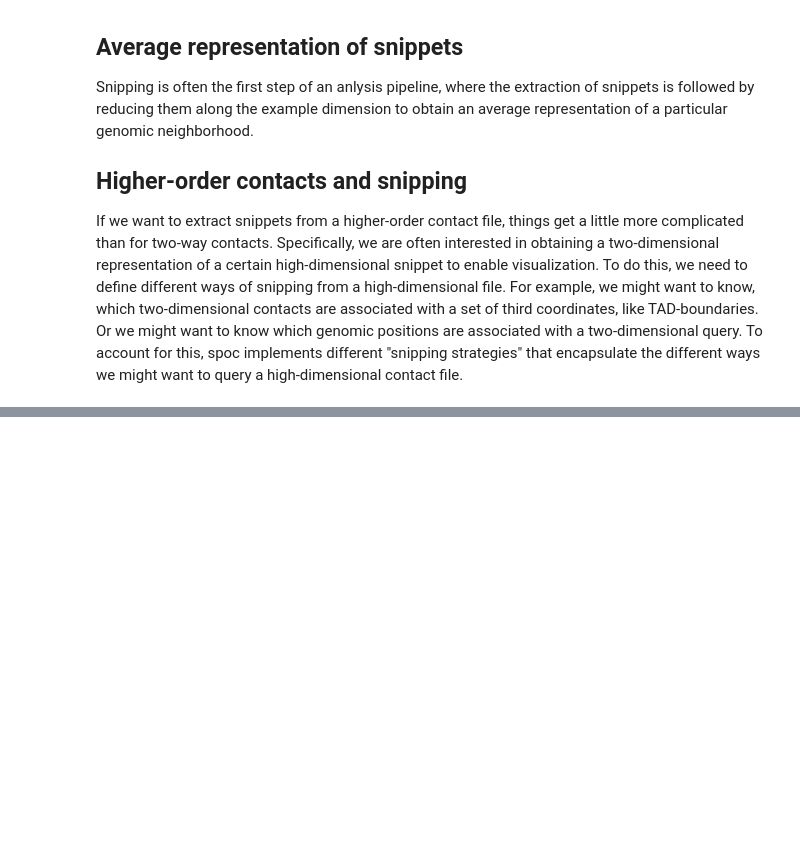
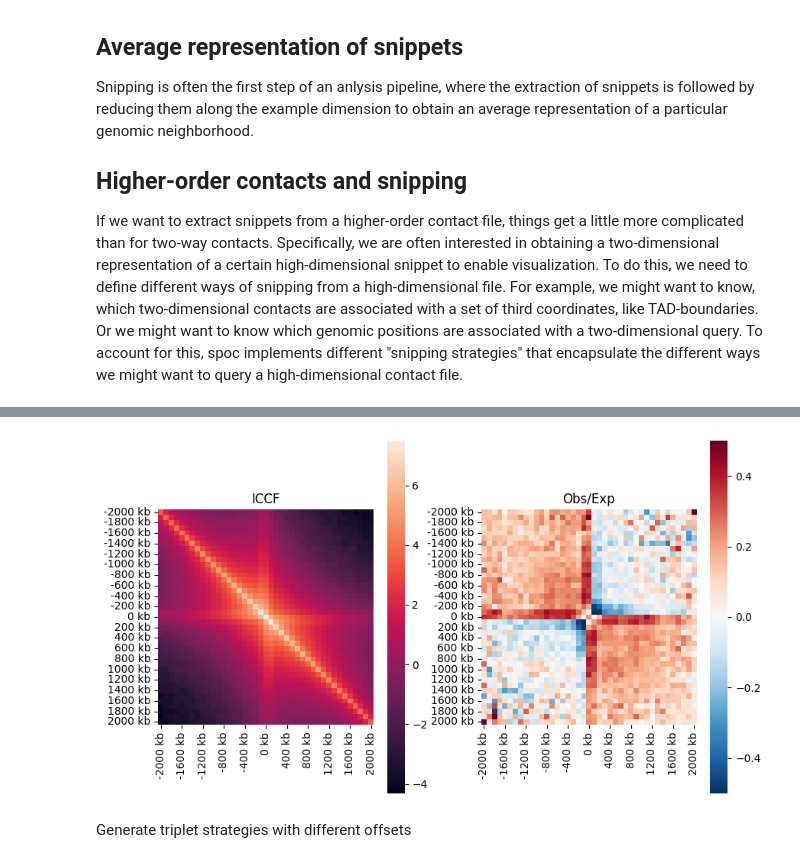
Before and after one commit to gerlichlab/spoc, a Jupyter notebook: notebooks/snipping.ipynb, the cells around one changed output, grey strips where cells are left out. Cells and saved outputs as stored; diff of their text form; code cells hidden in the pictures; blank space fills up the shorter version.

```diff
--- a/notebooks/snipping.ipynb
+++ b/notebooks/snipping.ipynb
@@ -14,0 +68,20 @@ If we want to extract snippets from a higher-order contact file, things get a li
+# %%
+snip_strat_center_obs_exp = Triplet1DSnippingStrategy(bin_size=100_000,
+                                              half_window_size=2_000_000,
+                                              snipping_value=SnippingValues.OBSEXP)
+# %%
+snipper = Snipper([snip_strat_center, snip_strat_center_obs_exp])
+# %%
+result = snipper.snip("../playground/test.parquet", tad_boundaries, threads=40)
+# %%
+f, ax = plt.subplots(1, 2)
+sbn.heatmap(np.log2(result[0]), ax=ax[0], square=True)
+ax[0].set_title("ICCF")x
+sbn.heatmap(np.log2(result[1]), ax=ax[1], cmap="RdBu_r", vmin=-0.5, vmax=0.5, square=True)
+ax[1].set_title("Obs/Exp")
+f.set_size_inches(10, 6)
+plt.show()
+# %% [output]
+[figure, added]
+# %% [markdown]
+Generate triplet strategies with different offsets
```
Also changed, not shown: parts of 19 cells of this notebook, 3 other files.
